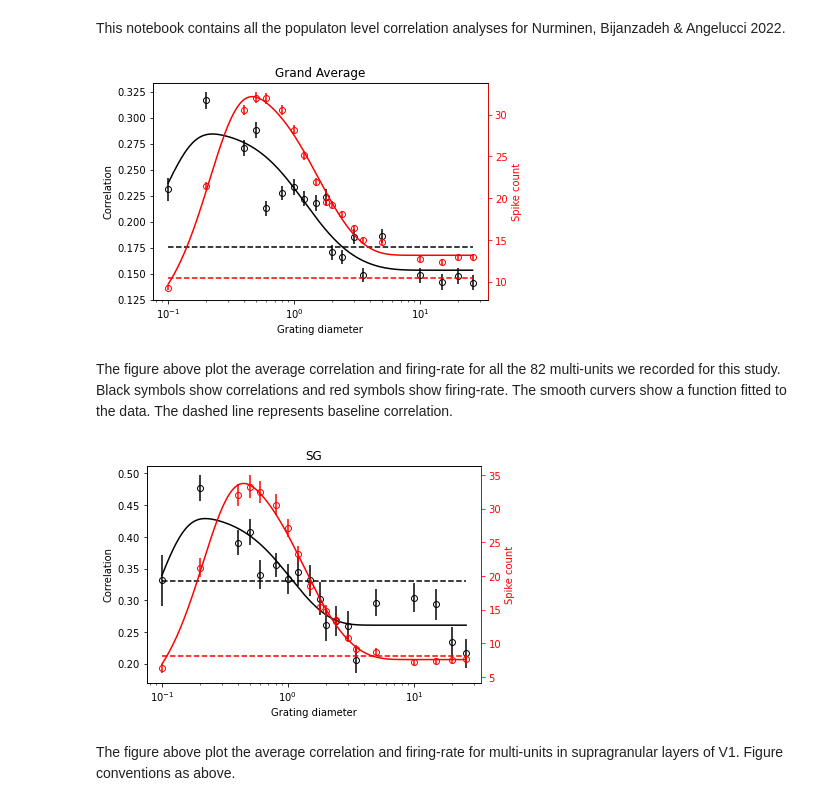
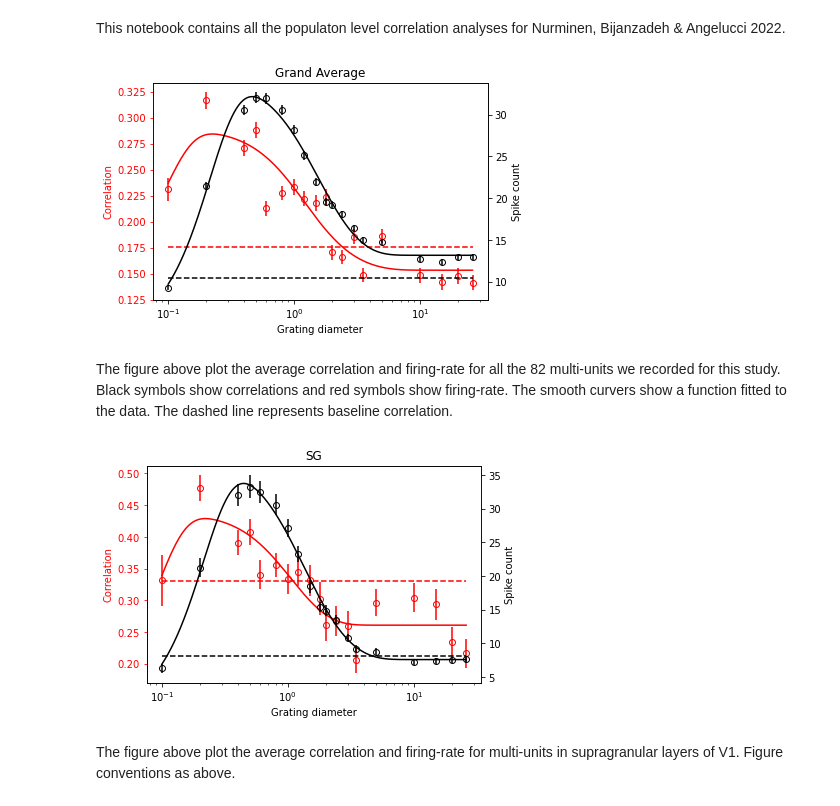
Before and after one commit to nurminenlab/variability-sizetuning-analysis, a Jupyter notebook: notebooks/correlation-notebook-2022-01-20.ipynb, the cells around one changed output. Drawn from its saved outputs; the diff is of its cells as text; code cells hidden in the pictures.

```diff
--- a/notebooks/correlation-notebook-2022-01-20.ipynb
+++ b/notebooks/correlation-notebook-2022-01-20.ipynb
@@ -115,44 +115,44 @@ plt.figure(num='Grand Average',frameon=False)
 BSL = params_df['baseline_u1'] * params_df['baseline_u2']
 params_df.insert(0,'spk_baseline_gm',BSL)
 params_df['spk_baseline_gm'] = params_df['spk_baseline_gm'].apply(lambda x: np.sqrt(x))
 
 ax2 = plt.subplot(1,1,1)
 ax2.title.set_text('Grand Average')
 args = (diams_all,rSC_mn_all)
 bnds = np.array([[0.0001,0.0001,0,0,0],[30,30,100,100,None]]).T
 res  = basinhopping(cost_response,np.ones(5),minimizer_kwargs={'method': 'L-BFGS-B', 'args':args,'bounds':bnds},seed=1234)
 popt = res.x
 diams_tight = np.logspace(np.log10(diams_all[0]),np.log10(diams_all[-1]),1000)
 Chat = dalib.ROG(diams_tight,*popt)
 args = (diams_all,gm_mn_all)
 bnds = np.array([[0.0001,0.0001,0,0,0],[30,30,100,100,None]]).T
 res  = basinhopping(cost_response,np.ones(5),minimizer_kwargs={'method': 'L-BFGS-B', 'args':args,'bounds':bnds},seed=1234)
 popt = res.x
 diams_tight = np.logspace(np.log10(diams_all[0]),np.log10(diams_all[-1]),1000)
 Rhat = dalib.ROG(diams_tight,*popt)
 
 corrBSL_all = params_df['gm_fit_correlation_BSL'].mean()
 ax2b = ax2.twinx()
-ax2.errorbar(diams_all, rSC_mn_all, yerr=rSC_SE_all, fmt='ko', markerfacecolor='None')
-ax2b.errorbar(diams_all, gm_mn_all, yerr=gm_SE_all, fmt='ro', markerfacecolor='None')
-ax2.plot(diams_tight,Chat, 'k-')
-ax2b.plot(diams_tight,Rhat, 'r-')
-ax2.plot([diams_all[0], diams_all[-1]], [corrBSL_all, corrBSL_all], 'k--')
+ax2.errorbar(diams_all, rSC_mn_all, yerr=rSC_SE_all, fmt='ro', markerfacecolor='None')
+ax2b.errorbar(diams_all, gm_mn_all, yerr=gm_SE_all, fmt='ko', markerfacecolor='None')
+ax2.plot(diams_tight,Chat, 'r-')
+ax2b.plot(diams_tight,Rhat, 'k-')
+ax2.plot([diams_all[0], diams_all[-1]], [corrBSL_all, corrBSL_all], 'r--')
 ax2.set_xscale('log')
 #ax2.set_yticks([0, 0.15, 0.3, 0.45])
 ax2.set_xticks([0.1, 1, 10])
-ax2b.spines['right'].set_color('red')
-ax2b.tick_params(axis='y',colors='red')
-ax2b.yaxis.label.set_color('red')
-ax2b.plot([diams_all[0], diams_all[-1]], [params_df['spk_baseline_gm'].mean(), params_df['spk_baseline_gm'].mean()], 'r--')
+ax2.spines['left'].set_color('red')
+ax2.tick_params(axis='y',colors='red')
+ax2.yaxis.label.set_color('red')
+ax2b.plot([diams_all[0], diams_all[-1]], [params_df['spk_baseline_gm'].mean(), params_df['spk_baseline_gm'].mean()], 'k--')
 
 ax2.set_ylabel('Correlation')
 ax2b.set_ylabel('Spike count')
 ax2.set_xlabel('Grating diameter')
 
-plt.savefig(FIG_dir + 'Correlations-Grand_Average.eps')
+plt.savefig(FIG_dir + 'F5_A-Correlations-Grand_Average.svg')
 # %% [output]
-[figure, old version]
+[figure, new version]
 # %% [markdown]
 The figure above plot the average correlation and firing-rate for all the 82 multi-units we recorded for this study. Black symbols show correlations and red symbols show firing-rate. The smooth curvers show a function fitted to the data. The dashed line represents baseline correlation.
 # %%
@@ -176,27 +176,27 @@ Rhat = dalib.ROG(diams_tight,*popt)
 
 corrBSL_SGSG = params_df.groupby('layer_type')['gm_fit_correlation_BSL'].mean()['SGSG']
 ax2b = ax2.twinx()
-ax2.errorbar(diams_SGSG, rSC_mn_SGSG, yerr=rSC_SE_SGSG, fmt='ko', markerfacecolor='None')
-ax2b.errorbar(diams_SGSG, gm_mn_SGSG, yerr=gm_SE_SGSG, fmt='ro', markerfacecolor='None')
-ax2.plot(diams_tight,Chat, 'k-')
-ax2b.plot(diams_tight,Rhat, 'r-')
-ax2.plot([diams_SGSG[0], diams_SGSG[-1]], [corrBSL_SGSG, corrBSL_SGSG], 'k--')
+ax2.errorbar(diams_SGSG, rSC_mn_SGSG, yerr=rSC_SE_SGSG, fmt='ro', markerfacecolor='None')
+ax2b.errorbar(diams_SGSG, gm_mn_SGSG, yerr=gm_SE_SGSG, fmt='ko', markerfacecolor='None')
+ax2.plot(diams_tight,Chat, 'r-')
+ax2b.plot(diams_tight,Rhat, 'k-')
+ax2.plot([diams_SGSG[0], diams_SGSG[-1]], [corrBSL_SGSG, corrBSL_SGSG], 'r--')
 ax2.set_xscale('log')
 #ax2.set_yticks([0, 0.15, 0.3, 0.45])
 ax2.set_xticks([0.1, 1, 10])
-ax2b.spines['right'].set_color('red')
-ax2b.tick_params(axis='y',colors='red')
-ax2b.yaxis.label.set_color('red')
+ax2.spines['right'].set_color('red')
+ax2.tick_params(axis='y',colors='red')
+ax2.yaxis.label.set_color('red')
 
-ax2b.plot([diams_all[0], diams_all[-1]], [params_df.groupby('layer_type')['spk_baseline_gm'].mean()['SGSG'], params_df.groupby('layer_type')['spk_baseline_gm'].mean()['SGSG']], 'r--')
+ax2b.plot([diams_all[0], diams_all[-1]], [params_df.groupby('layer_type')['spk_baseline_gm'].mean()['SGSG'], params_df.groupby('layer_type')['spk_baseline_gm'].mean()['SGSG']], 'k--')
 
 ax2.set_ylabel('Correlation')
 ax2b.set_ylabel('Spike count')
 ax2.set_xlabel('Grating diameter')
 
-plt.savefig(FIG_dir + 'Correlations-Average-SGunits.eps')
+plt.savefig(FIG_dir + 'F5B-Correlations-Average-SGunits.svg')
 # %% [output]
-[figure, old version]
+[figure, new version]
 # %% [markdown]
 The figure above plot the average correlation and firing-rate for multi-units in supragranular layers of V1. Figure conventions as above.
 # %%
```
Also changed, not shown: parts of 8 cells of this notebook.
